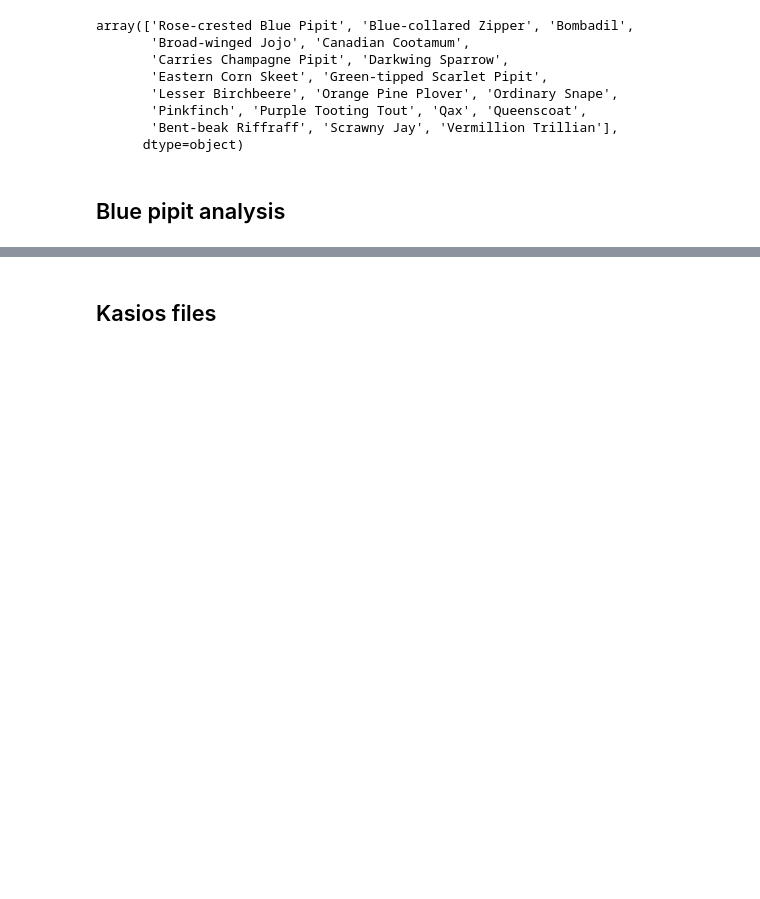
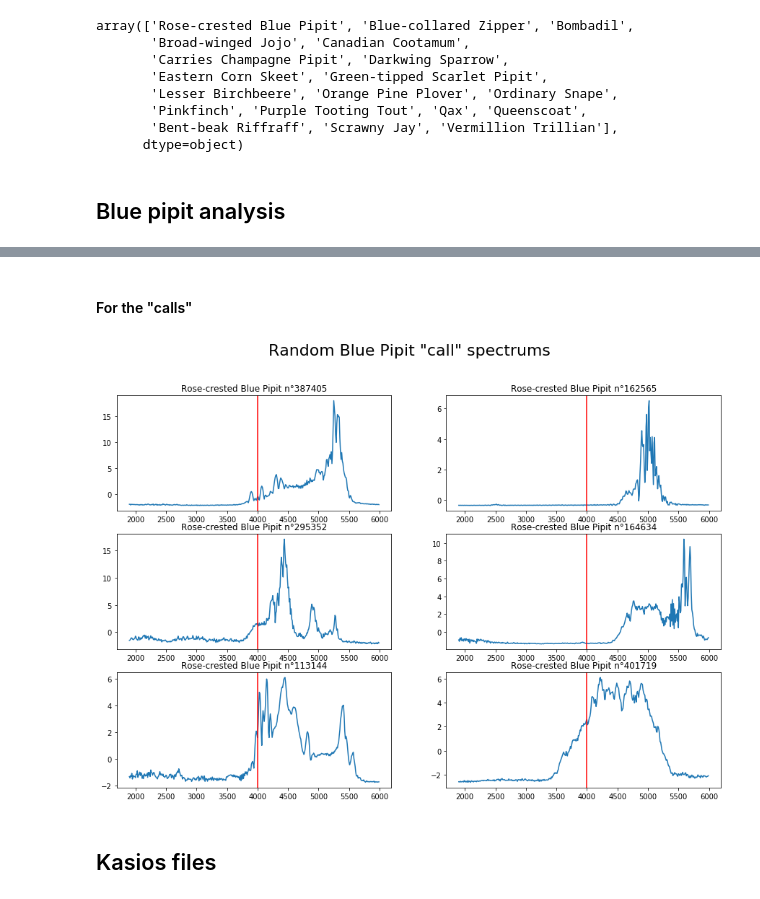
Before and after one commit to guillaumefrd/vast-challenge-2018-mc1, a Jupyter notebook: 4_spectral_analysis.ipynb, the cells around one changed output, grey strips where cells are left out. Saved outputs shown, nothing was run; the diff lists cells and outputs as text; code cells hidden in the pictures; blank space fills up the shorter version.

```diff
--- a/4_spectral_analysis.ipynb
+++ b/4_spectral_analysis.ipynb
@@ -152,3 +162,25 @@ plt.show()
+# %% [markdown]
+#### For the "calls"
+# %%
+N = 6
+X_blue = X.loc[(df_all.English_name == "Rose-crested Blue Pipit")
+               & (df_all['Vocalization_type'] == 'call')].sample(N)
+df_blue = df_all.loc[X_blue.index]
+
+flim = 4000
+
+plt.figure(figsize=(15,10))
+plt.suptitle('Random Blue Pipit "call" spectrums', fontsize=22)
+
+for i in range(N):
+    obs = df_blue.iloc[i]
+    plt.subplot(3, 2, i+1)
+    plt.plot(X_blue.iloc[i])
+    plt.axvline(flim, color="red")
+    plt.title("{} n°{}".format(obs.English_name, obs.name))
+plt.show()
+# %% [output]
+[figure, added]
 # %% [markdown]
 ## Kasios files
 # %%
```
Also changed, not shown: parts of 12 cells of this notebook, 10 other files.
